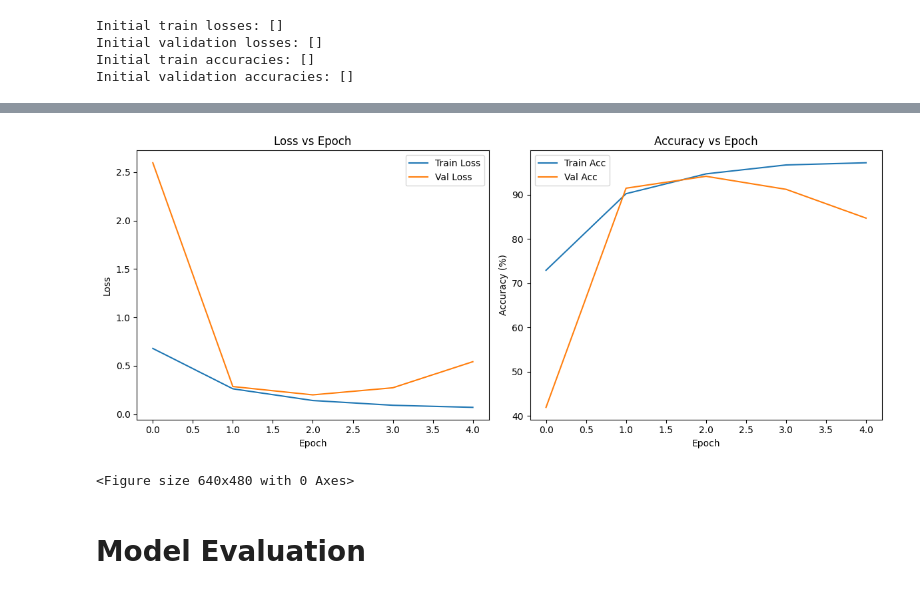
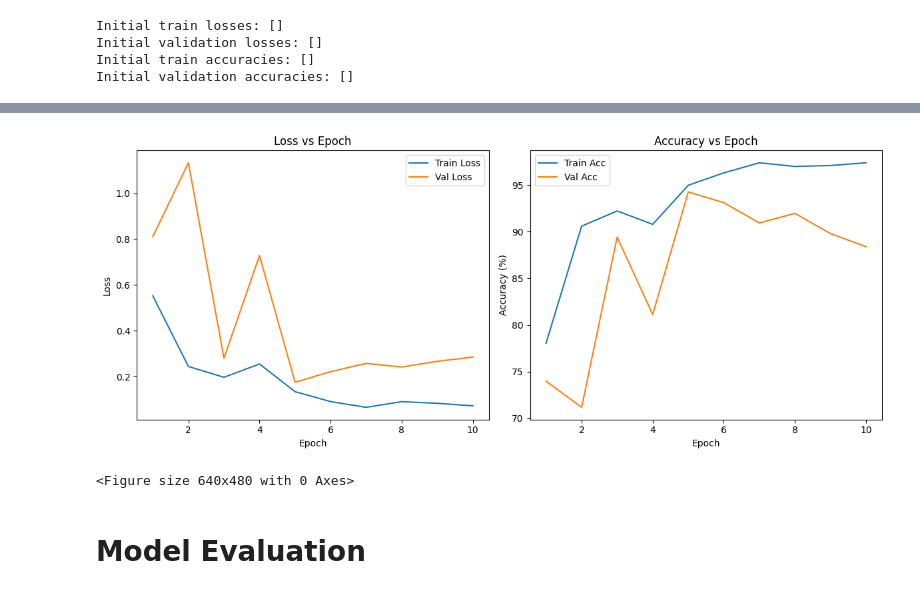
Before and after one commit to zkhechadoorian/mri-brain-tumor-classification, a Jupyter notebook: notebooks/03_train_model.ipynb, the cells around one changed output, grey strips where cells are left out. Drawn from its saved outputs; the diff is of its cells as text; code cells hidden in the pictures.

Commit message:
Add early stopping into epoch loop

```diff
--- a/notebooks/03_train_model.ipynb
+++ b/notebooks/03_train_model.ipynb
@@ -362,5 +400,6 @@ Initial validation accuracies: []
 # %%
-num_epochs = 5
+num_epochs = 20
+early_stopping = EarlyStopping(5, 0.001, 'min')
 
 for epoch in range(num_epochs):
     model.train()
@@ -413,7 +452,15 @@ for epoch in range(num_epochs):
     val_losses.append(val_loss)
     val_accs.append(val_acc)
 
-        # save progress after each epoch
+    # check for overfitting
+    if early_stopping.step(val_loss, model):
+        print(f"Early stopping at epoch {epoch+1}")
+        break
+
+    # restore best model
+    early_stopping.restore_best(model)
+
+    # save progress after each epoch
     save_curves("train_losses.npy", train_losses)
     save_curves("val_losses.npy", val_losses)
     save_curves("train_accs.npy", train_accs)
@@ -429,32 +490,33 @@ Epoch [5/5] Train Loss: 0.0699 || Train Acc: 97.19% | Val Loss: 0.5415 | Val Acc
 # %%
 # plot training loss and accuracy
 plt.figure(figsize=(12,5))
 
 plt.subplot(1, 2, 1)
+n = len(train_losses)+1
 
-plt.plot(range(len(train_losses)), train_losses, label='Train Loss')
-plt.plot(range(len(val_losses)), val_losses, label='Val Loss')
+plt.plot(range(1, n), train_losses, label='Train Loss')
+plt.plot(range(1, n), val_losses, label='Val Loss')
 plt.title('Loss vs Epoch')
 plt.legend()
 plt.xlabel('Epoch')
 plt.ylabel('Loss')
 plt.legend()
 plt.tight_layout()
 
 plt.subplot(1, 2, 2)
-plt.plot(train_accs, label='Train Acc')
-plt.plot(val_accs, label='Val Acc')
+plt.plot(range(1, n), train_accs, label='Train Acc')
+plt.plot(range(1, n), val_accs, label='Val Acc')
 plt.title('Accuracy vs Epoch')
 plt.xlabel('Epoch')
 plt.ylabel('Accuracy (%)')
 plt.legend()
 plt.tight_layout()
 plt.show()
 
 # save to assets
 plt.savefig('../assets/training_curves.png')
 # %% [output]
-[figure, old version]
+[figure, new version]
 <Figure size 640x480 with 0 Axes>
 # %% [markdown]
 # Model Evaluation
```
Also changed, not shown: parts of 8 cells of this notebook.
